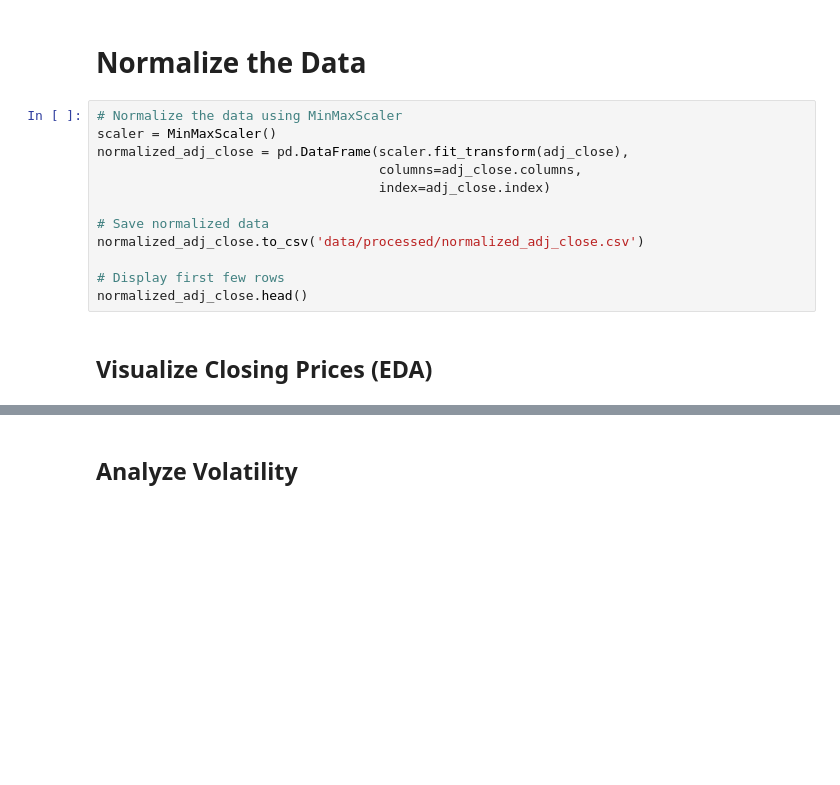
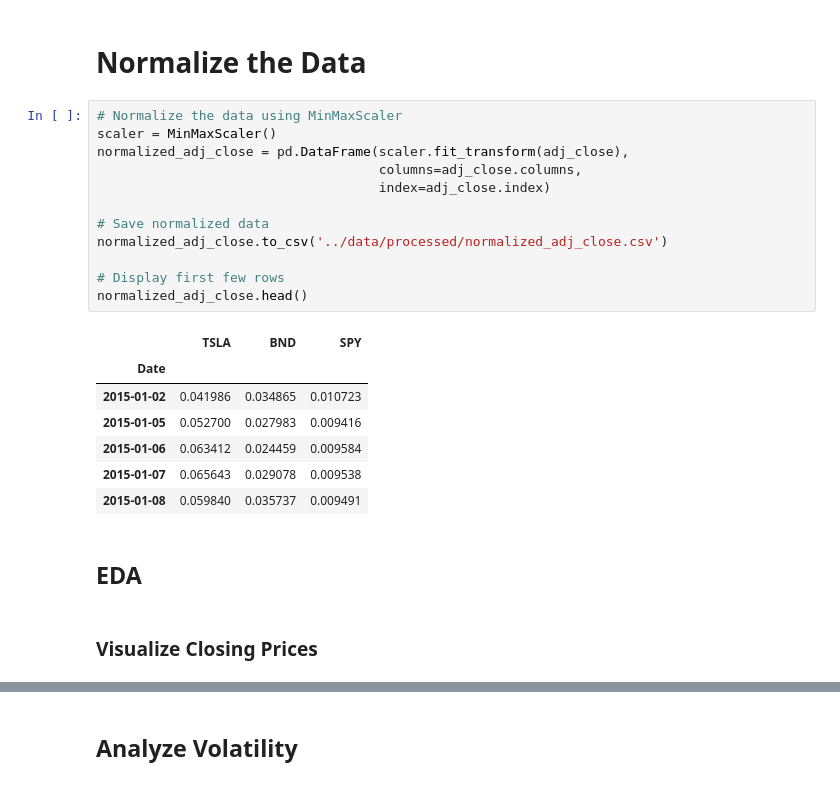
Before and after one commit to beckhamberhanu/TimeSeries-Portfolio-Optimization, a Jupyter notebook: notebooks/01_data_exploration.ipynb, the cells around one changed output, grey strips where cells are left out. Saved outputs shown, nothing was run; the diff lists cells and outputs as text; blank space fills up the shorter version.

```diff
--- a/notebooks/01_data_exploration.ipynb
+++ b/notebooks/01_data_exploration.ipynb
@@ -67,17 +120,27 @@ display(adj_close.isnull().sum())
 # %%
 # Normalize the data using MinMaxScaler
 scaler = MinMaxScaler()
 normalized_adj_close = pd.DataFrame(scaler.fit_transform(adj_close),
                                     columns=adj_close.columns,
                                     index=adj_close.index)
 
 # Save normalized data
-normalized_adj_close.to_csv('data/processed/normalized_adj_close.csv')
+normalized_adj_close.to_csv('../data/processed/normalized_adj_close.csv')
 
 # Display first few rows
 normalized_adj_close.head()
+# %% [output]
+|  | TSLA | BND | SPY |
+| Date |  |  |  |
+| 2015-01-02 | 0.041986 | 0.034865 | 0.010723 |
+| 2015-01-05 | 0.052700 | 0.027983 | 0.009416 |
+| 2015-01-06 | 0.063412 | 0.024459 | 0.009584 |
+| 2015-01-07 | 0.065643 | 0.029078 | 0.009538 |
+| 2015-01-08 | 0.059840 | 0.035737 | 0.009491 |
+# %% [markdown]
+## EDA
 # %% [markdown]
-## Visualize Closing Prices (EDA)
+### Visualize Closing Prices
 # %%
 # Plot adjusted close prices
 adj_close.plot(subplots=True, figsize=(10, 8), title="Adjusted Close Prices")
```
Also changed, not shown: parts of 14 cells of this notebook.
